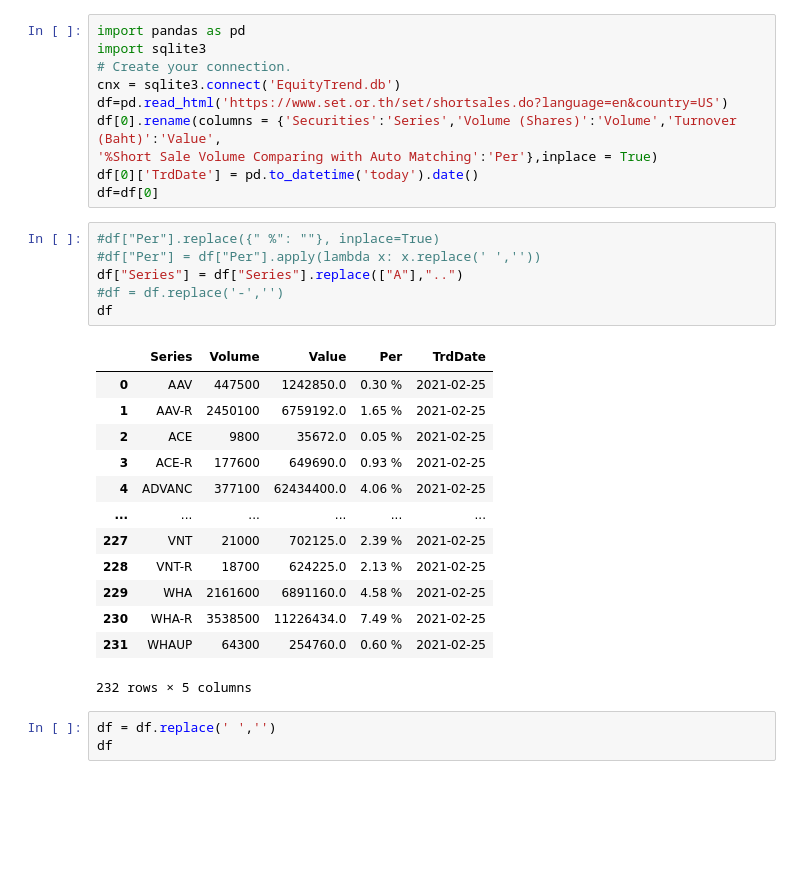
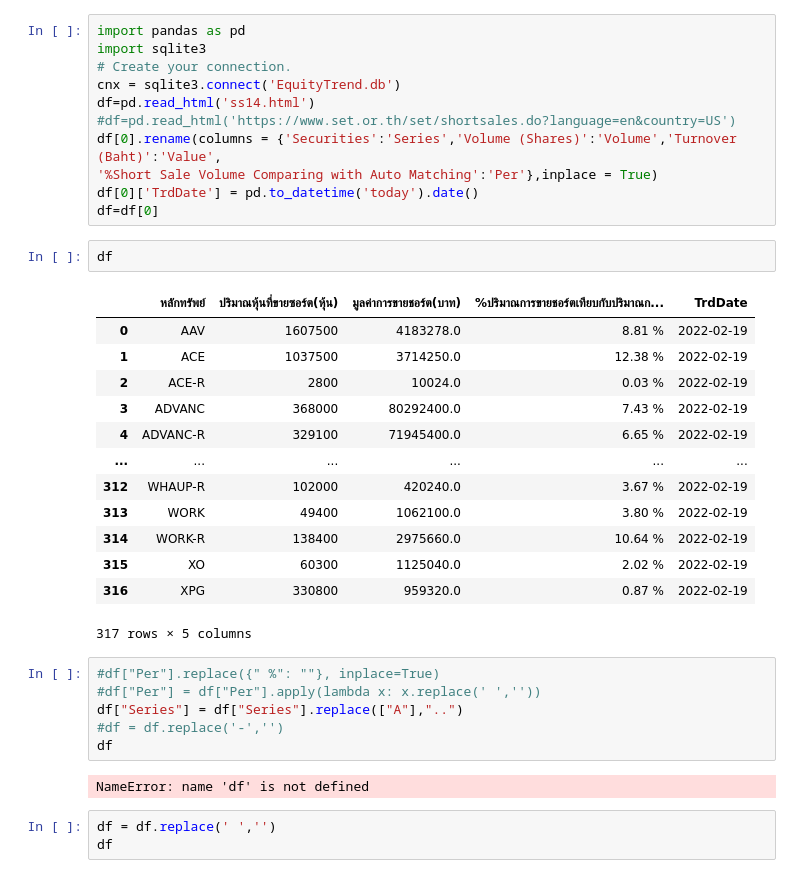
Before and after one commit to guyus/FutureEq, a Jupyter notebook: loadShortSell.ipynb, the cells around one changed output. Saved outputs shown, nothing was run; the diff lists cells and outputs as text; blank space fills up the shorter version.

```diff
--- a/loadShortSell.ipynb
+++ b/loadShortSell.ipynb
@@ -3,11 +3,28 @@ import pandas as pd
 import sqlite3
 # Create your connection.
 cnx = sqlite3.connect('EquityTrend.db')
-df=pd.read_html('https://www.set.or.th/set/shortsales.do?language=en&country=US')
+df=pd.read_html('ss14.html')
+#df=pd.read_html('https://www.set.or.th/set/shortsales.do?language=en&country=US')
 df[0].rename(columns = {'Securities':'Series','Volume (Shares)':'Volume','Turnover (Baht)':'Value',
 '%Short Sale Volume Comparing with Auto Matching':'Per'},inplace = True)
 df[0]['TrdDate'] = pd.to_datetime('today').date()
 df=df[0]
+# %%
+df
+# %% [output]
+|  | หลักทรัพย์ | ปริมาณหุ้นที่ขายซอร์ต(หุ้น) | มูลค่าการขายชอร์ต(บาท) | %ปริมาณการขายชอร์ตเทียบกับปริมาณก... | TrdDate |
+| 0 | AAV | 1607500 | 4183278.0 | 8.81 % | 2022-02-19 |
+| 1 | ACE | 1037500 | 3714250.0 | 12.38 % | 2022-02-19 |
+| 2 | ACE-R | 2800 | 10024.0 | 0.03 % | 2022-02-19 |
+| 3 | ADVANC | 368000 | 80292400.0 | 7.43 % | 2022-02-19 |
+| 4 | ADVANC-R | 329100 | 71945400.0 | 6.65 % | 2022-02-19 |
+| ... | ... | ... | ... | ... | ... |
+| 312 | WHAUP-R | 102000 | 420240.0 | 3.67 % | 2022-02-19 |
+| 313 | WORK | 49400 | 1062100.0 | 3.80 % | 2022-02-19 |
+| 314 | WORK-R | 138400 | 2975660.0 | 10.64 % | 2022-02-19 |
+| 315 | XO | 60300 | 1125040.0 | 2.02 % | 2022-02-19 |
+| 316 | XPG | 330800 | 959320.0 | 0.87 % | 2022-02-19 |
+317 rows × 5 columns
 # %%
 #df["Per"].replace({" %": ""}, inplace=True)
 #df["Per"] = df["Per"].apply(lambda x: x.replace(' ',''))
@@ -15,19 +32,7 @@ df["Series"] = df["Series"].replace(["A"],"..")
 #df = df.replace('-','')
 df
 # %% [output]
-|  | Series | Volume | Value | Per | TrdDate |
-| 0 | AAV | 447500 | 1242850.0 | 0.30 % | 2021-02-25 |
-| 1 | AAV-R | 2450100 | 6759192.0 | 1.65 % | 2021-02-25 |
-| 2 | ACE | 9800 | 35672.0 | 0.05 % | 2021-02-25 |
-| 3 | ACE-R | 177600 | 649690.0 | 0.93 % | 2021-02-25 |
-| 4 | ADVANC | 377100 | 62434400.0 | 4.06 % | 2021-02-25 |
-| ... | ... | ... | ... | ... | ... |
-| 227 | VNT | 21000 | 702125.0 | 2.39 % | 2021-02-25 |
-| 228 | VNT-R | 18700 | 624225.0 | 2.13 % | 2021-02-25 |
-| 229 | WHA | 2161600 | 6891160.0 | 4.58 % | 2021-02-25 |
-| 230 | WHA-R | 3538500 | 11226434.0 | 7.49 % | 2021-02-25 |
-| 231 | WHAUP | 64300 | 254760.0 | 0.60 % | 2021-02-25 |
-232 rows × 5 columns
+NameError: name 'df' is not defined
 # %%
 df = df.replace(' ','')
 df
```
Also changed, not shown: 32 other files.
